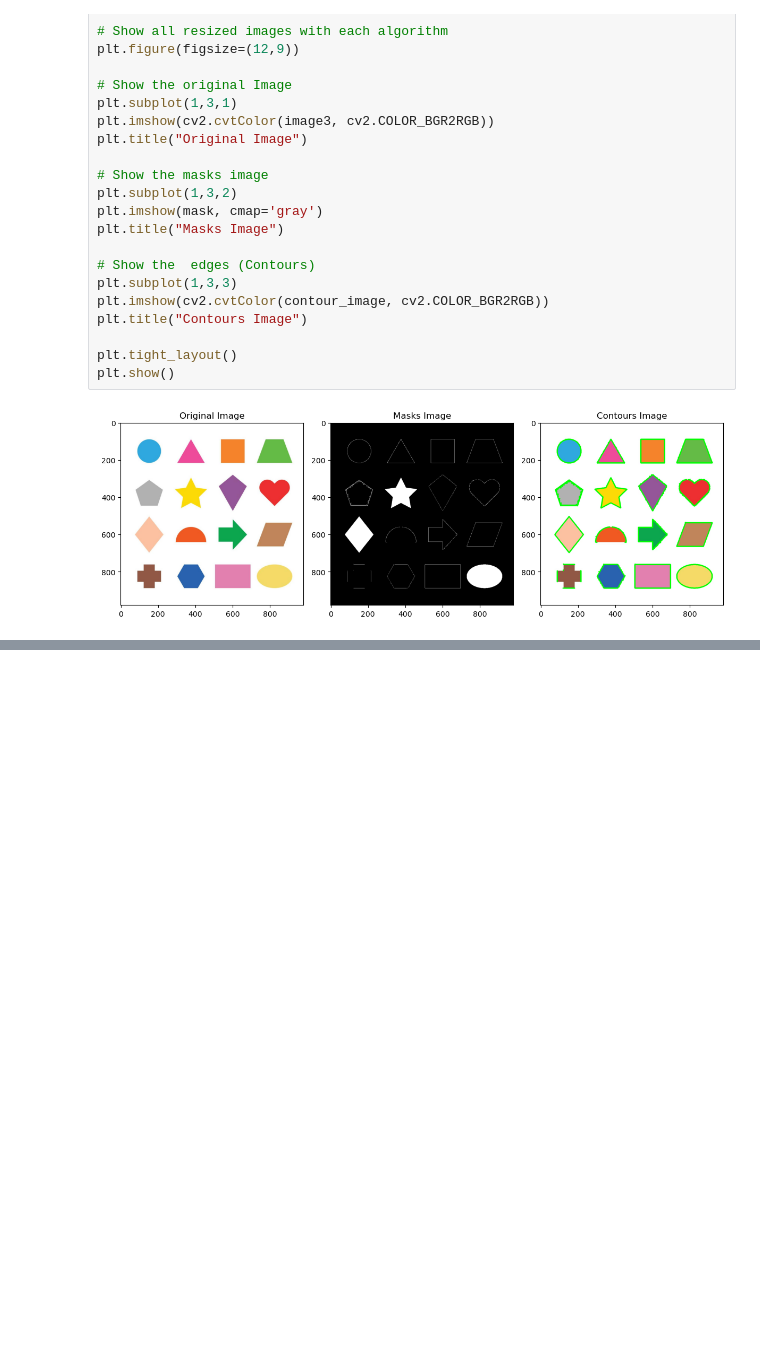
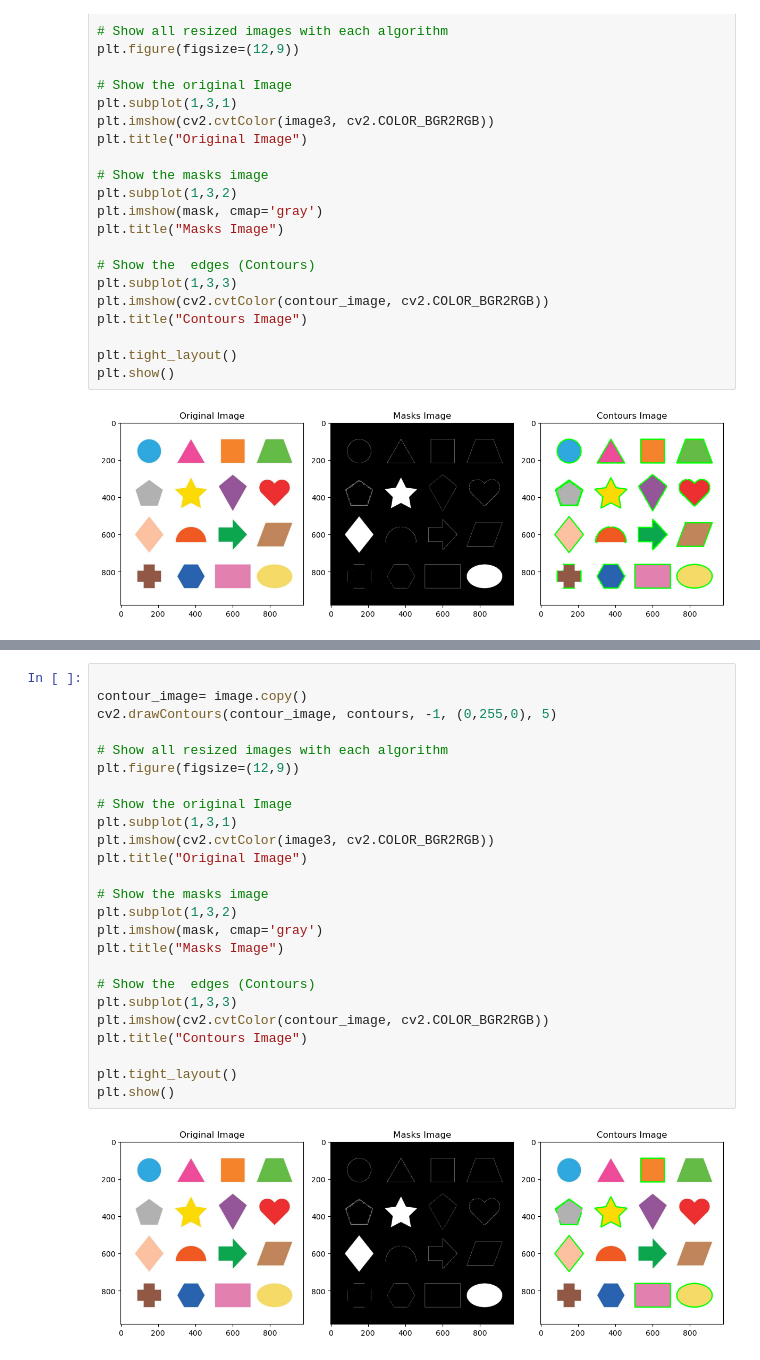
Before and after one commit to aaabdelaziz/Image-Processing, a Jupyter notebook: Python_Implementation/15-Contours.ipynb, the cells around one changed output, grey strips where cells are left out. Cells and saved outputs as stored; diff of their text form; blank space fills up the shorter version.

Commit message:
Create extra code to remove image boundaries.

```diff
--- a/Python_Implementation/15-Contours.ipynb
+++ b/Python_Implementation/15-Contours.ipynb
@@ -262,0 +298,27 @@ plt.show()
+# %%
+
+contour_image= image.copy()
+cv2.drawContours(contour_image, contours, -1, (0,255,0), 5)
+
+# Show all resized images with each algorithm
+plt.figure(figsize=(12,9))
+
+# Show the original Image
+plt.subplot(1,3,1)
+plt.imshow(cv2.cvtColor(image3, cv2.COLOR_BGR2RGB))
+plt.title("Original Image")
+
+# Show the masks image
+plt.subplot(1,3,2)
+plt.imshow(mask, cmap='gray')
+plt.title("Masks Image")
+
+# Show the  edges (Contours)
+plt.subplot(1,3,3)
+plt.imshow(cv2.cvtColor(contour_image, cv2.COLOR_BGR2RGB))
+plt.title("Contours Image")
+
+plt.tight_layout()
+plt.show()
+# %% [output]
+[figure, added]
```
Also changed, not shown: parts of 1 cell of this notebook.
